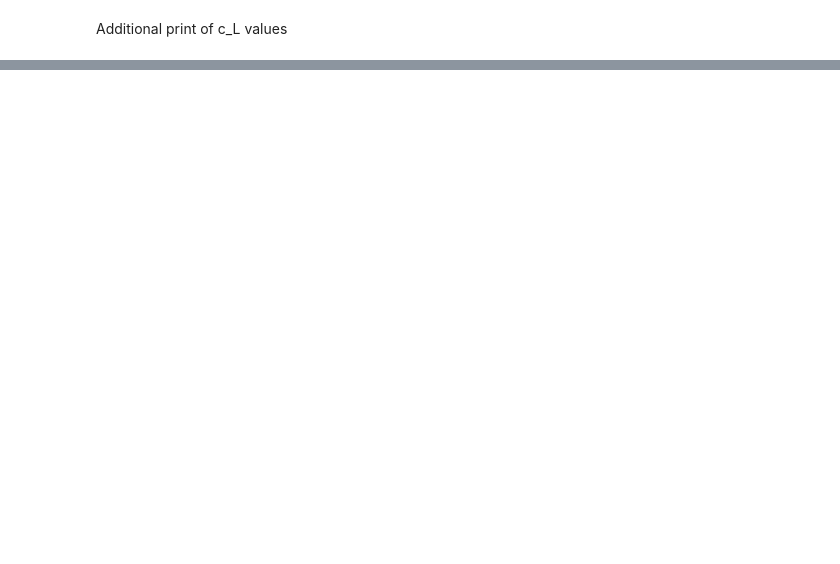
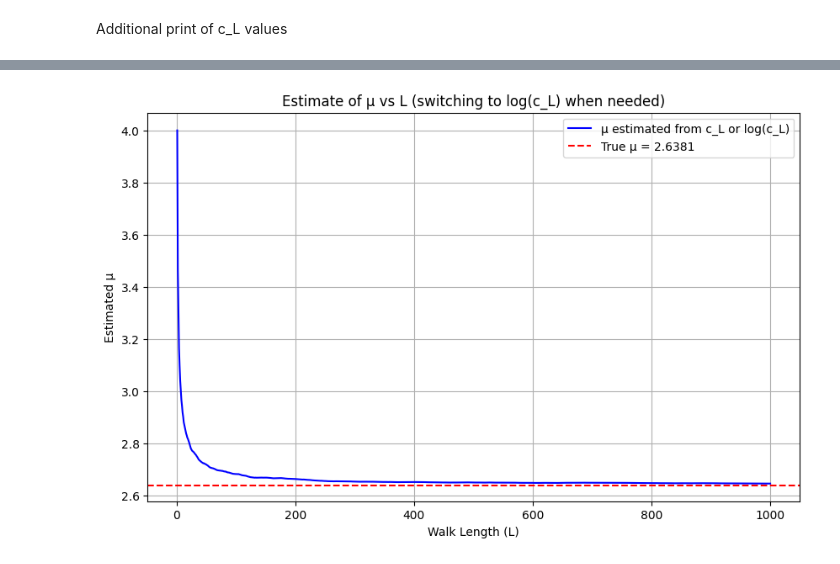
Before and after one commit to georgiakarenlau/ST3247, a Jupyter notebook: SMC.ipynb, the cells around one changed output, grey strips where cells are left out. Drawn from its saved outputs; the diff is of its cells as text; code cells hidden in the pictures; blank space fills up the shorter version.

```diff
--- a/SMC.ipynb
+++ b/SMC.ipynb
@@ -393,0 +270,98 @@ L       ln(c_L)         Std Error       Relative Error
+# %%
+import random
+import numpy as np
+from tqdm import tqdm
+import matplotlib.pyplot as plt
+
+def estimate_mu_safe(N, max_L, overflow_threshold=1e300):
+    walks = [[(0, 0)] for _ in range(N)]
+    c_L = 1.0
+    log_c_L = 0.0
+    using_log = False
+
+    c_L_values = [(0, c_L)]
+    mu_estimates = []
+    L_values = []
+
+    for step in tqdm(range(max_L)):
+        current_L = step + 1
+        new_walks, weights = [], []
+
+        for path in walks:
+            x, y = path[-1]
+            neighbors = [(x+1, y), (x-1, y), (x, y+1), (x, y-1)]
+            valid = [n for n in neighbors if n not in path]
+            m = len(valid)
+
+            if m > 0:
+                new_path = path + [random.choice(valid)]
+                weight = m
+            else:
+                new_path = path
+                weight = 0
+
+            new_walks.append(new_path)
+            weights.append(weight)
+
+        r_L = np.mean(weights)
+        if r_L <= 0:
+            break
+
+        # Update either c_L or log(c_L)
+        if not using_log:
+            try:
+                c_L *= r_L
+                if c_L > overflow_threshold:
+                    using_log = True
+                    log_c_L = np.log(c_L)
+                    print(f" Switching to log(c_L) at L = {current_L} due to overflow risk")
+            except OverflowError:
+                using_log = True
+                log_c_L = np.log(c_L)
+                print(f" Switching to log(c_L) at L = {current_L} due to overflow error")
+        else:
+            log_c_L += np.log(r_L)
+
+        # Estimate mu
+        if using_log:
+            mu_L = np.exp(log_c_L / current_L)
+            c_L_values.append((current_L, np.exp(log_c_L)))  # Approximate c_L from log
+        else:
+            mu_L = c_L ** (1 / current_L)
+            c_L_values.append((current_L, c_L))
+
+        mu_estimates.append(mu_L)
+        L_values.append(current_L)
+
+        # Resample
+        total_weight = sum(weights)
+        if total_weight > 0:
+            probs = [w / total_weight for w in weights]
+            indices = np.random.choice(len(new_walks), size=N, p=probs)
+            walks = [new_walks[i] for i in indices]
+        else:
+            break
+
+    return mu_estimates, L_values, c_L_values
+
+# Parameters
+N = 1000
+max_L = 1000
+
+mu_estimates, L_values, c_L_values = estimate_mu_safe(N, max_L)
+
+# Print final estimate
+if L_values:
+    print(f"Final estimate of μ (adaptive c_L): {mu_estimates[-1]:.4f}")
+
+# Plot
+plt.figure(figsize=(10, 6))
+plt.plot(L_values, mu_estimates, 'b-', label='μ estimated from c_L or log(c_L)')
+plt.axhline(y=2.6381, color='red', linestyle='--', label='Best est. μ = 2.6381')
+plt.xlabel('Walk Length (L)')
+plt.ylabel('Estimated μ')
+plt.title('Estimate of μ vs L (switching to log(c_L) when needed)')
+plt.grid(True)
+plt.legend()
+plt.show()
+# %% [output]
@@ -393,0 +370 @@ L       ln(c_L)         Std Error       Relative Error
+[figure, added]
```
Also changed, not shown: parts of 8 cells of this notebook, 1 other file.
